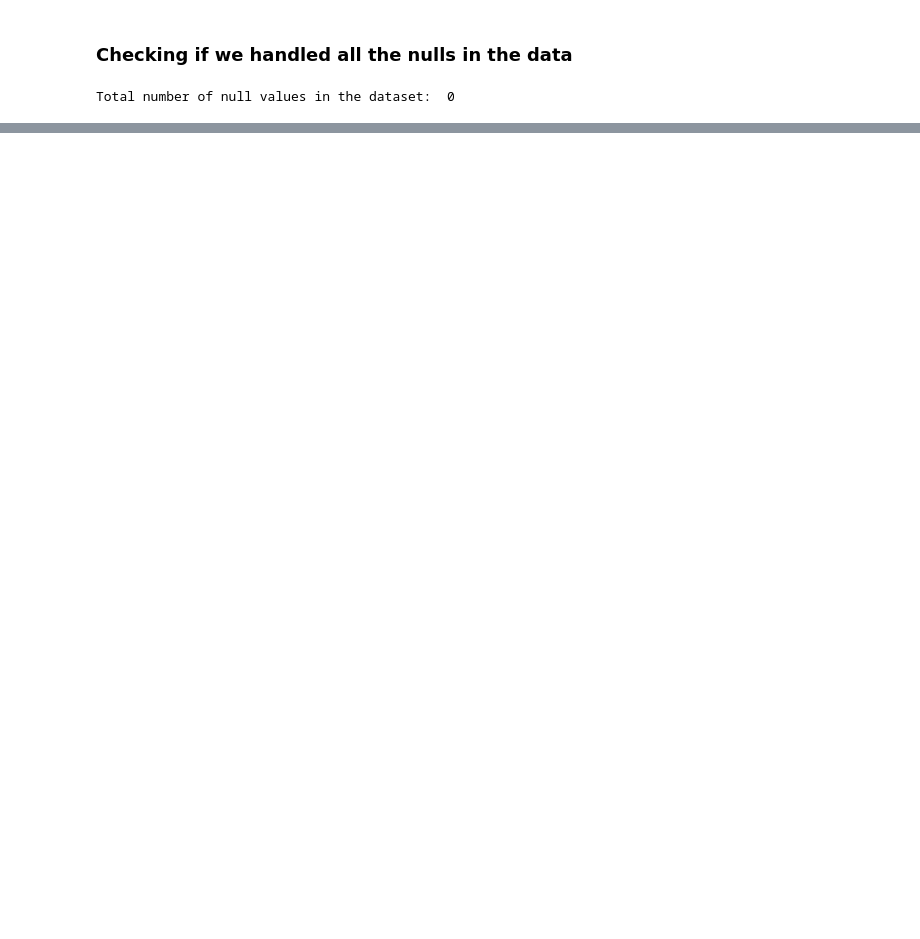
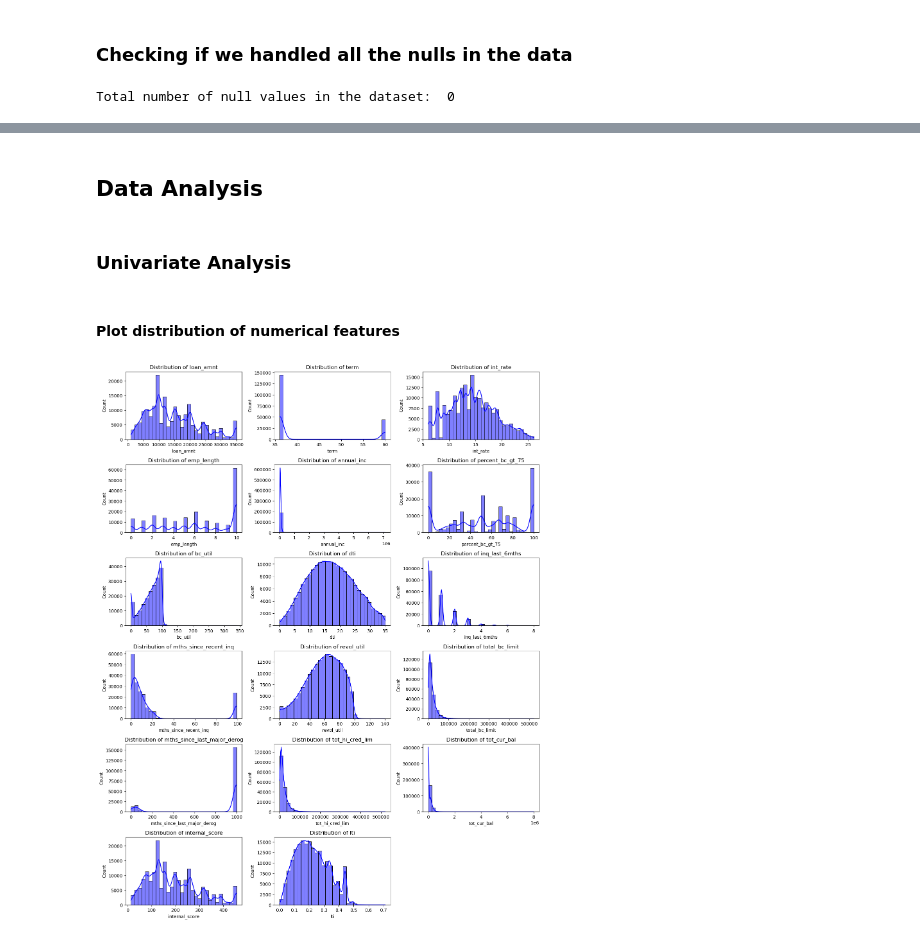
Before and after one commit to Snigda0402/loan_default, a Jupyter notebook: Notebooks/eda.ipynb, the cells around one changed output, grey strips where cells are left out. Cells and saved outputs as stored; diff of their text form; code cells hidden in the pictures; blank space fills up the shorter version.

Commit message:
Feature engineering and EDA: Added new features ('lti', 'active_acc') and visualized loan data distributions

```diff
--- a/Notebooks/eda.ipynb
+++ b/Notebooks/eda.ipynb
@@ -503,12 +532,0 @@ dtype: int64
-# %%
-# Dropping the rows where 'revol_util' is null
-
-print("Number of rows before removing rows: ",loan_data.shape[0])
-
-# Drop rows where 'revol_util' is null
-loan_data = loan_data.dropna(subset=['revol_util'])
-
-# Verify the null values are removed
-print(loan_data['revol_util'].isnull().sum())
-
-print("Number of rows after removing rows: ",loan_data.shape[0])
@@ -519,3 +533,6 @@ Number of rows after removing rows:  189330
+# %%
+# Fill missing values with the median of 'revol_util'
+loan_data['revol_util'] = loan_data['revol_util'].fillna(loan_data['revol_util'].median())
 # %% [markdown]
 ### Checking if we handled all the nulls in the data
 # %%
@@ -526,0 +546,3 @@ Total number of null values in the dataset:  0
+# %%
+loan_data["lti"] = loan_data["loan_amnt"] / loan_data["annual_inc"]
+loan_data[["lti","loan_amnt","annual_inc"]].head(5)
@@ -526,0 +556,22 @@ Total number of null values in the dataset:  0
+# %% [markdown]
+## Data Analysis
+# %% [markdown]
+### Univariate Analysis
+# %% [markdown]
+#### Plot distribution of numerical features
+# %%
+numerical_features = loan_data.select_dtypes(include=['int64', 'float64']).columns.tolist()
+
+# Remove 'bad_flag' and 'active_acc' from the list
+numerical_features.remove('bad_flag')
+numerical_features.remove('active_acc')
+
+plt.figure(figsize=(14, 20))
+for i, col in enumerate(numerical_features, 1):
+    plt.subplot(7, 3, i)
+    sns.histplot(loan_data[col], kde=True, color='blue', bins=30)
+    plt.title(f'Distribution of {col}')
+plt.tight_layout()
+plt.show()
+# %% [output]
+[figure, added]
```
Also changed, not shown: parts of 28 cells of this notebook.
